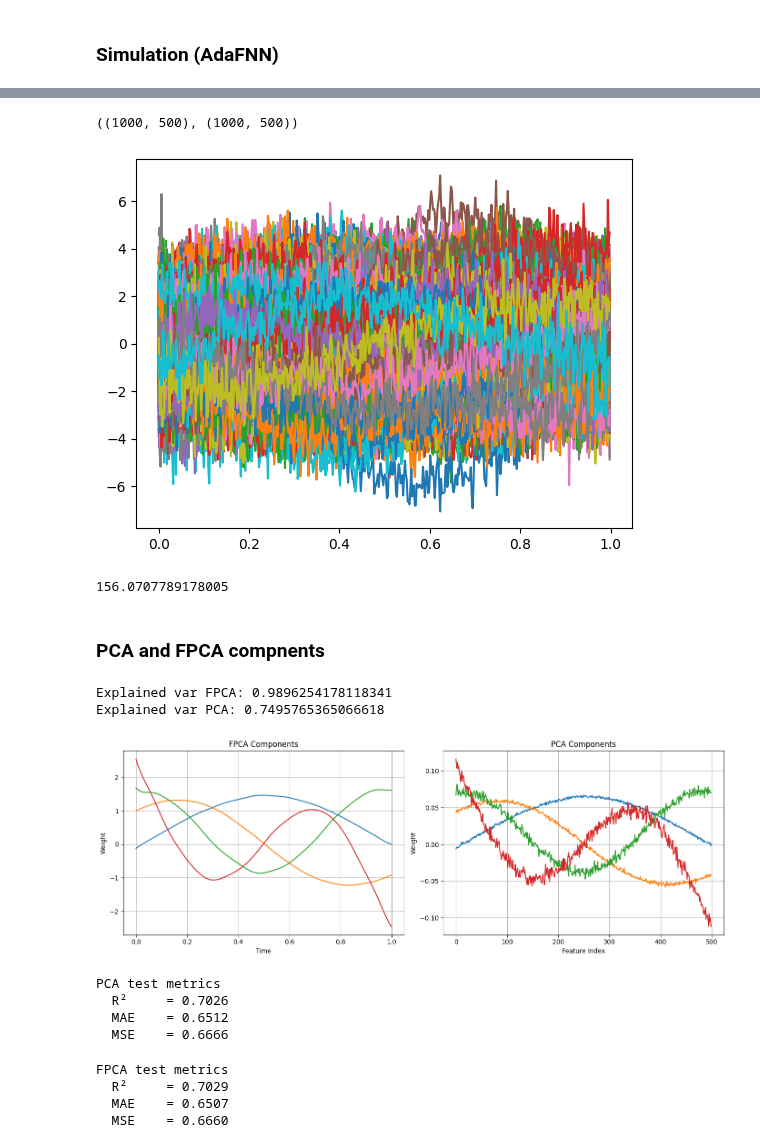
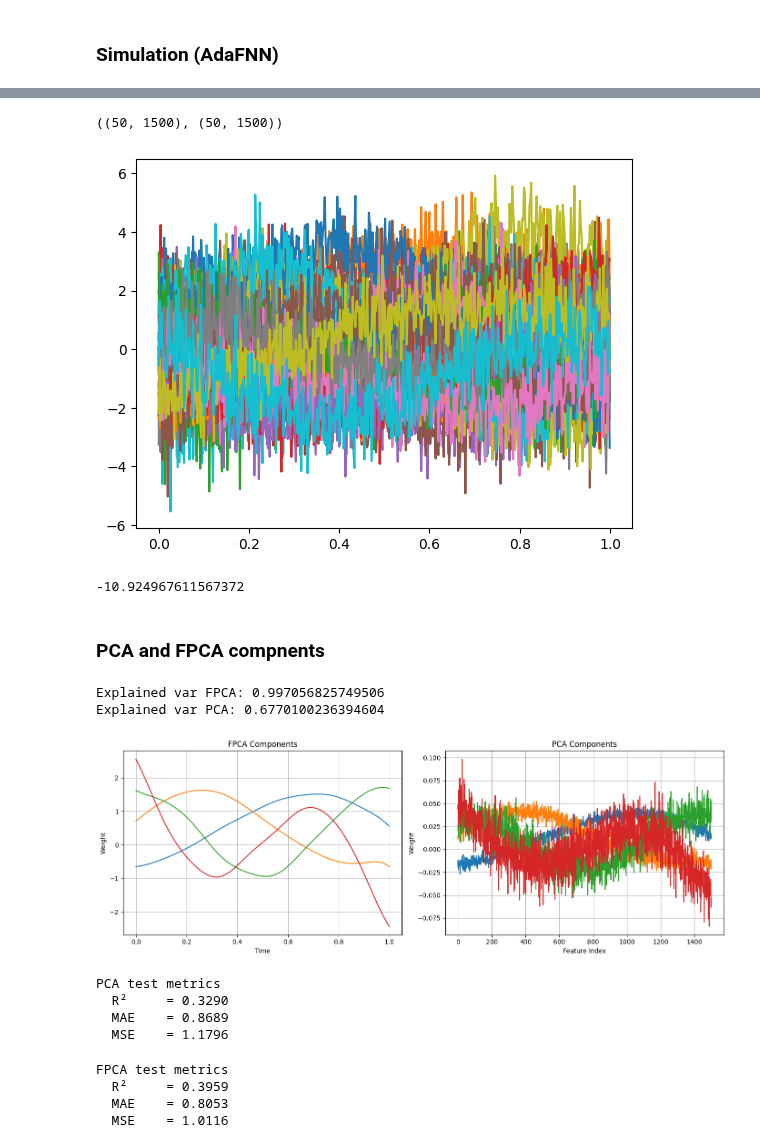
Before and after one commit to q8e4/Forecasting-Hourly-Energy-Consumption-using-ARH-1-, a Jupyter notebook: FPCAdifference_regression.ipynb, the cells around one changed output, grey strips where cells are left out. Cells and saved outputs as stored; diff of their text form; code cells hidden in the pictures.

```diff
--- a/FPCAdifference_regression.ipynb
+++ b/FPCAdifference_regression.ipynb
@@ -20,11 +20,11 @@ import matplotlib.pyplot as plt
 np.random.seed(5242022)
 
 # Settings
-n = 1000         # number of subjects
-p = 1000       # dimension of the data (number of time points)
+n = 50         # number of subjects
+p = 3000       # dimension of the data (number of time points)
 t = np.linspace(0, 1, p)  # regular grid on [0, 1]
 K = 4          # number of eigenfunctions
-sigma =  0.8     # standard deviation of the noise
+sigma =  1     # standard deviation of the noise
 lambda_true = np.array([1, 0.5, 0.5**2, 0.5**3])  # eigenvalues
 
 # True eigenfunctions (shape: p x K)
@@ -79,7 +79,7 @@ y = Y[:, -idx:]
 
 X.shape, y.shape
 # %% [output]
-((1000, 500), (1000, 500))
+((50, 1500), (50, 1500))
 # %%
 
 X_fd = skfda.FDataGrid(
@@ -97,40 +97,34 @@ y_fd = skfda.FDataGrid(
 X_fd.plot()
 plt.show()
 # %% [output]
-[figure, old version]
+[figure, new version]
 # %%
-train_fd = X_fd[:-100]
-y_train = y_fd[:-100]
+sep = int(n * 0.2)
 
-test_fd = X_fd[-100:]
-y_test = y_fd[-100:]
-y_true_test = y_true[-100:]
+train_fd = X_fd[:-sep]
+y_train = y_fd[:-sep]
+
+test_fd = X_fd[-sep:]
+y_test = y_fd[-sep:]
+y_true_test = y_true[-sep:]
 # %%
 (y_true_test - y_test.data_matrix.squeeze()).sum()
 # %% [output]
-156.0707789178005
+-10.924967611567372
 # %% [markdown]
 ### PCA and FPCA compnents
 # %%
-def fit_fpca(train_fd, n_components=4, basis_type='bspline', n_basis=20, order=4, smooth=True):
+def fit_fpca(train_fd, n_components=4, n_basis=20, order=9):
 
-    basis = None
-    if basis_type == 'bspline':
-        basis = BSplineBasis(domain_range=train_fd.domain_range, n_basis=n_basis, order=order)
-    elif basis_type == 'fourier':
-        basis = FourierBasis(domain_range=train_fd.domain_range, n_basis=n_basis)
+    basis = BSplineBasis(n_basis=12)
+    smoother = BasisSmoother(basis)
+    fd_smooth = smoother.fit_transform(train_fd)
 
-    if smooth and basis is not None:
-        smoother = BasisSmoother(basis)
-        train_fd = smoother.fit_transform(train_fd)
-
-    fpca = FPCA(n_components=n_components, components_basis=basis)
-    fpca.fit(train_fd)
-
-    scores = fpca.transform(train_fd)
+    fpca = FPCA(n_components=n_components)
+    fpca.fit(fd_smooth)
+    scores = fpca.transform(fd_smooth)
 
     return fpca, scores
-
 
 def fit_pca(train_fd, n_components=4):
 
@@ -147,36 +141,36 @@ def plot_components(fpca, pca):
 
     eval_points = fpca.components_[0].grid_points[0]
     for i in range(fpca.n_components):
         values = fpca.components_[i](eval_points)
         axs[0].plot(eval_points, values[0])
     axs[0].set_title("FPCA Components")
     axs[0].set_xlabel("Time")
     axs[0].set_ylabel("Weight")
     axs[0].grid(True)
 
 
     for i, component in enumerate(pca.components_):
         axs[1].plot(component)
     axs[1].set_title("PCA Components")
     axs[1].set_xlabel("Feature Index")
     axs[1].set_ylabel("Weight")
     axs[1].grid(True)
 
     plt.tight_layout()
     plt.show()
 
 
 fpca_model, fpca_scores_df = fit_fpca(train_fd)
 pca_model, pca_scores_df = fit_pca(train_fd)
 
 print("Explained var FPCA:", fpca_model.explained_variance_ratio_.sum())
 print("Explained var PCA:", pca_model.explained_variance_ratio_.sum())
 
 plot_components(fpca_model, pca_model)
 # %% [output]
-Explained var FPCA: 0.9896254178118341
-Explained var PCA: 0.7495765365066618
+Explained var FPCA: 0.997056825749506
+Explained var PCA: 0.6770100236394604
-[figure, old version]
+[figure, new version]
 # %%
 from sklearn.linear_model import LinearRegression
 from sklearn.metrics import (
@@ -208,9 +202,9 @@ print(f"  MAE    = {mae:.4f}")
 print(f"  MSE    = {mse:.4f}")
 # %% [output]
 PCA test metrics
-  R²     = 0.7026
-  MAE    = 0.6512
-  MSE    = 0.6666
+  R²     = 0.3290
+  MAE    = 0.8689
+  MSE    = 1.1796
 # %%
 fpca_scores = fpca_model.transform(train_fd)
 y_fpca_scores = fpca_model.transform(y_train)
@@ -222,6 +216,7 @@ fpca_input_scores = fpca_model.transform(test_fd)
 y_pred_fpca_scores = ols.predict(fpca_input_scores)
 y_preds_fpca = fpca_model.inverse_transform(y_pred_fpca_scores)
 
+
 r2   = r2_score(y_test.data_matrix.squeeze(), y_preds_fpca.data_matrix.squeeze())
 mae  = mean_absolute_error(y_test.data_matrix.squeeze(), y_preds_fpca.data_matrix.squeeze())
 mse = mean_squared_error(y_test.data_matrix.squeeze(), y_preds_fpca.data_matrix.squeeze())
@@ -233,6 +228,6 @@ print(f"  MAE    = {mae:.4f}")
 print(f"  MSE    = {mse:.4f}")
 # %% [output]
 FPCA test metrics
-  R²     = 0.7029
-  MAE    = 0.6507
-  MSE    = 0.6660
+  R²     = 0.3959
+  MAE    = 0.8053
+  MSE    = 1.0116
```
Also changed, not shown: parts of 5 cells of this notebook.
